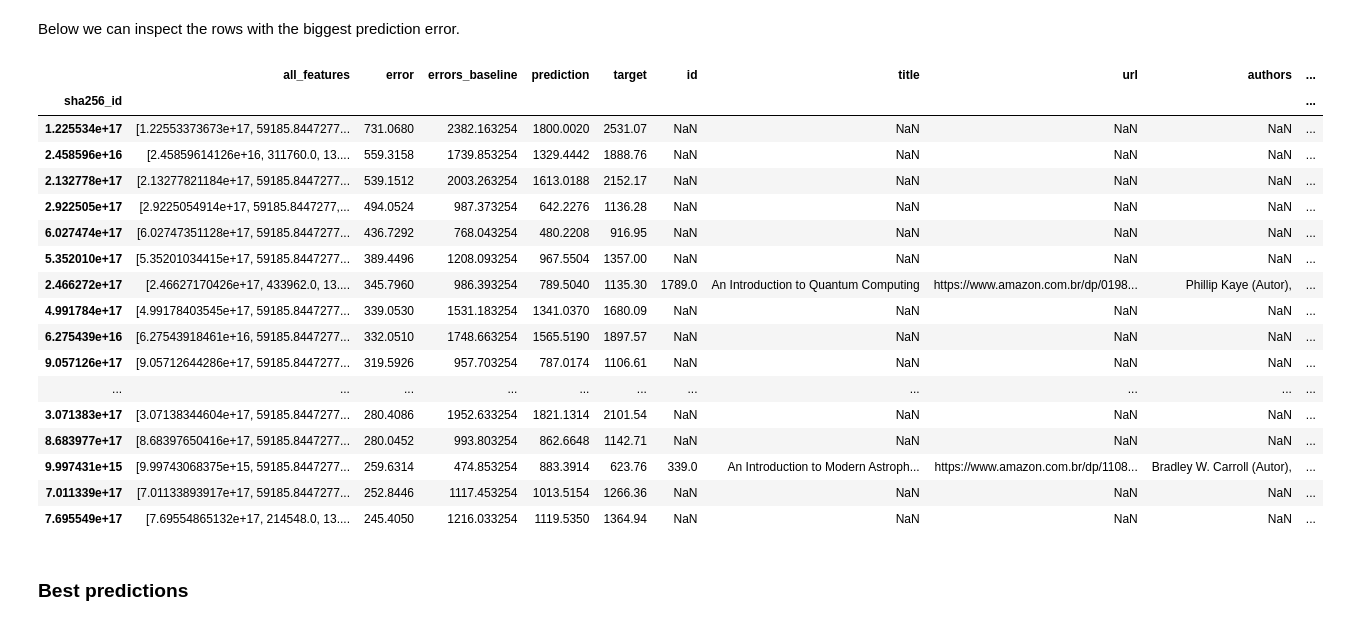
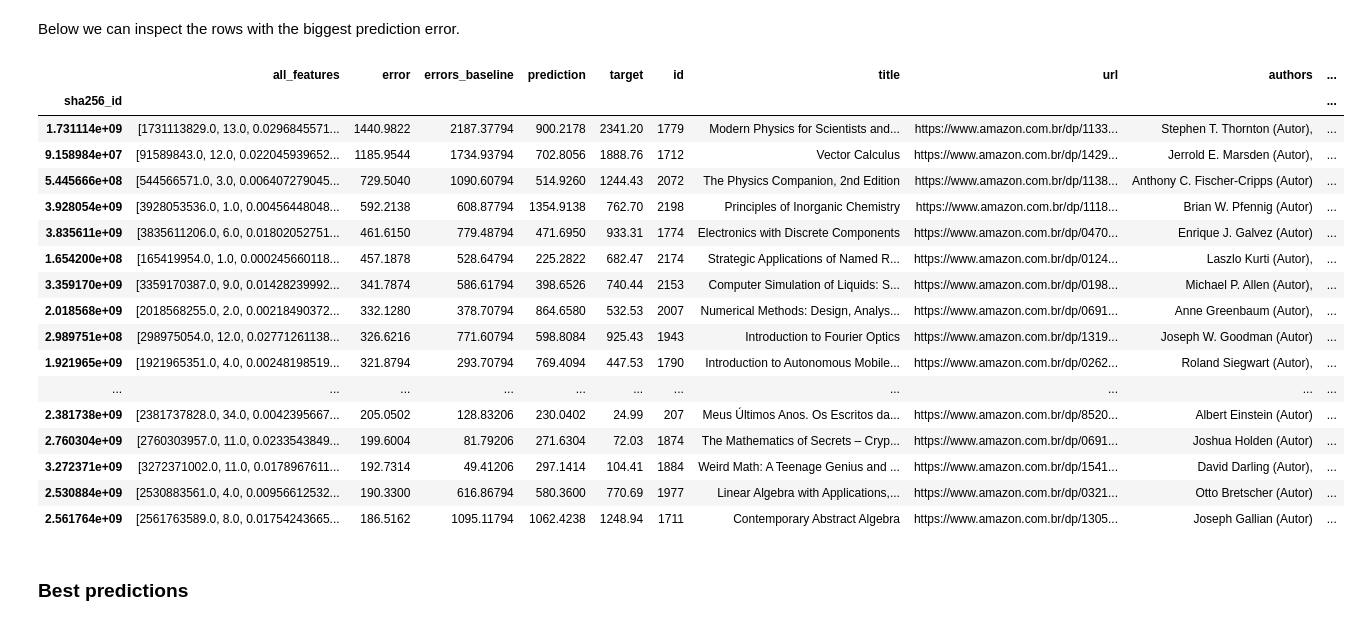
Before and after one commit to rpagliuca/amazon-copurchased-data-science, a Jupyter notebook: price_1_basic_analysis.ipynb, the cells around one changed output. Saved outputs shown, nothing was run; the diff lists cells and outputs as text; code cells hidden in the pictures.

```diff
--- a/price_1_basic_analysis.ipynb
+++ b/price_1_basic_analysis.ipynb
@@ -215,0 +212,26 @@ target = np.array(df_with_dummies['price'])
+# %%
+feature_list = list(df_with_dummies.drop(columns = ['price']))
+
+features_values = np.array(df_with_dummies.drop(columns = ['price']))
+target_value = np.array(df_with_dummies['price'])
+
+features_and_target = np.concatenate((features_values, target_value.reshape(len(target_value), 1)), axis = 1)
+
+#print features_and_target.shape
+
+# Shuffle features_and_target
+np.random.shuffle(features_and_target)
+
+limit = int(round(len(target_value) * 0.8))
+print "Test percentage", (len(target_value)-limit)/len(target_value)
+
+features = features_and_target[:limit, :-1]
+target = features_and_target[:limit, -1]
+
+test_features = features_and_target[limit:, :-1]
+test_target = features_and_target[limit: , -1]
+
+print "Train features shape", features.shape
+print "Train target shape", target.shape
+print "Test features shape", test_features.shape
+print "Test target shape", test_target.shape
@@ -257,7 +285,3 @@ Baseline std:  87.01062347962278
-# %%
-predictions = rf.predict(features)
-test_target = target
-test_features = features
 # %% [markdown]
 ####  List of most important features
 # %%
@@ -286 +312,3 @@ pd.DataFrame(importance).head(200)
+# %%
+test_predictions = rf.predict(test_features)
 # %% [markdown]
@@ -307,10 +335,11 @@ plt.show()
 Now we can compare the errors obtained by our predictions against the errors provided by the baseline (average price). Our prediction errors should be less than the baseline errors to consider the model successful.
 # %%
 # Calculate the absolute errors
-errors = abs(predictions - test_target)
+errors = abs(test_predictions - test_target)
 errors_baseline = abs(average_target - test_target)
 # Print out the mean absolute error (mae)
 print('Mean absolute prediction error: R$', round(np.mean(errors), 2))
-print('Mean absolute error using average: R$',
-      round(np.mean(errors_baseline), 2))
+print('Std prediction error: R$', round(np.std(errors), 2))
+print('Mean absolute error using average: R$', round(np.mean(errors_baseline), 2))
+print('Std prediction error using average: R$', round(np.std(errors_baseline), 2))
 # %% [output]
@@ -323,36 +354,36 @@ Below we can inspect the rows with the biggest prediction error.
 # %%
 pd.set_option('display.max_columns', None)
 data = {
     "all_features": test_features.tolist(),
     "sha256_id": test_features[:, 0],
     "target": test_target,
-    "prediction": predictions,
+    "prediction": test_predictions,
     "error": errors,
     "errors_baseline": errors_baseline
 }
 predicted_df = pd.DataFrame(data = data)
 joined_predicted_df = predicted_df
 joined_predicted_df = predicted_df.set_index("sha256_id").join(df.set_index("sha256_id"))
 joined_predicted_df.sort_values('error', ascending = False).head(20)
 # %% [output]
 |  | all_features | error | errors_baseline | prediction | target | id | title | url | authors | ... |
 | sha256_id |  |  |  |  |  |  |  |  |  | ... |
-| 1.225534e+17 | [1.22553373673e+17, 59185.8447277... | 731.0680 | 2382.163254 | 1800.0020 | 2531.07 | NaN | NaN | NaN | NaN | ... |
-| 2.458596e+16 | [2.45859614126e+16, 311760.0, 13.... | 559.3158 | 1739.853254 | 1329.4442 | 1888.76 | NaN | NaN | NaN | NaN | ... |
-| 2.132778e+17 | [2.13277821184e+17, 59185.8447277... | 539.1512 | 2003.263254 | 1613.0188 | 2152.17 | NaN | NaN | NaN | NaN | ... |
-| 2.922505e+17 | [2.9225054914e+17, 59185.8447277,... | 494.0524 | 987.373254 | 642.2276 | 1136.28 | NaN | NaN | NaN | NaN | ... |
-| 6.027474e+17 | [6.02747351128e+17, 59185.8447277... | 436.7292 | 768.043254 | 480.2208 | 916.95 | NaN | NaN | NaN | NaN | ... |
-| 5.352010e+17 | [5.35201034415e+17, 59185.8447277... | 389.4496 | 1208.093254 | 967.5504 | 1357.00 | NaN | NaN | NaN | NaN | ... |
-| 2.466272e+17 | [2.46627170426e+17, 433962.0, 13.... | 345.7960 | 986.393254 | 789.5040 | 1135.30 | 1789.0 | An Introduction to Quantum Computing | https://www.amazon.com.br/dp/0198... | Phillip Kaye (Autor), | ... |
-| 4.991784e+17 | [4.99178403545e+17, 59185.8447277... | 339.0530 | 1531.183254 | 1341.0370 | 1680.09 | NaN | NaN | NaN | NaN | ... |
-| 6.275439e+16 | [6.27543918461e+16, 59185.8447277... | 332.0510 | 1748.663254 | 1565.5190 | 1897.57 | NaN | NaN | NaN | NaN | ... |
-| 9.057126e+17 | [9.05712644286e+17, 59185.8447277... | 319.5926 | 957.703254 | 787.0174 | 1106.61 | NaN | NaN | NaN | NaN | ... |
+| 1.731114e+09 | [1731113829.0, 13.0, 0.0296845571... | 1440.9822 | 2187.37794 | 900.2178 | 2341.20 | 1779 | Modern Physics for Scientists and... | https://www.amazon.com.br/dp/1133... | Stephen T. Thornton (Autor), | ... |
+| 9.158984e+07 | [91589843.0, 12.0, 0.022045939652... | 1185.9544 | 1734.93794 | 702.8056 | 1888.76 | 1712 | Vector Calculus | https://www.amazon.com.br/dp/1429... | Jerrold E. Marsden (Autor), | ... |
+| 5.445666e+08 | [544566571.0, 3.0, 0.006407279045... | 729.5040 | 1090.60794 | 514.9260 | 1244.43 | 2072 | The Physics Companion, 2nd Edition | https://www.amazon.com.br/dp/1138... | Anthony C. Fischer-Cripps (Autor) | ... |
+| 3.928054e+09 | [3928053536.0, 1.0, 0.00456448048... | 592.2138 | 608.87794 | 1354.9138 | 762.70 | 2198 | Principles of Inorganic Chemistry | https://www.amazon.com.br/dp/1118... | Brian W. Pfennig (Autor) | ... |
+| 3.835611e+09 | [3835611206.0, 6.0, 0.01802052751... | 461.6150 | 779.48794 | 471.6950 | 933.31 | 1774 | Electronics with Discrete Components | https://www.amazon.com.br/dp/0470... | Enrique J. Galvez (Autor) | ... |
+| 1.654200e+08 | [165419954.0, 1.0, 0.000245660118... | 457.1878 | 528.64794 | 225.2822 | 682.47 | 2174 | Strategic Applications of Named R... | https://www.amazon.com.br/dp/0124... | Laszlo Kurti (Autor), | ... |
+| 3.359170e+09 | [3359170387.0, 9.0, 0.01428239992... | 341.7874 | 586.61794 | 398.6526 | 740.44 | 2153 | Computer Simulation of Liquids: S... | https://www.amazon.com.br/dp/0198... | Michael P. Allen (Autor), | ... |
+| 2.018568e+09 | [2018568255.0, 2.0, 0.00218490372... | 332.1280 | 378.70794 | 864.6580 | 532.53 | 2007 | Numerical Methods: Design, Analys... | https://www.amazon.com.br/dp/0691... | Anne Greenbaum (Autor), | ... |
+| 2.989751e+08 | [298975054.0, 12.0, 0.02771261138... | 326.6216 | 771.60794 | 598.8084 | 925.43 | 1943 | Introduction to Fourier Optics | https://www.amazon.com.br/dp/1319... | Joseph W. Goodman (Autor) | ... |
+| 1.921965e+09 | [1921965351.0, 4.0, 0.00248198519... | 321.8794 | 293.70794 | 769.4094 | 447.53 | 1790 | Introduction to Autonomous Mobile... | https://www.amazon.com.br/dp/0262... | Roland Siegwart (Autor), | ... |
 | ... | ... | ... | ... | ... | ... | ... | ... | ... | ... | ... |
-| 3.071383e+17 | [3.07138344604e+17, 59185.8447277... | 280.4086 | 1952.633254 | 1821.1314 | 2101.54 | NaN | NaN | NaN | NaN | ... |
-| 8.683977e+17 | [8.68397650416e+17, 59185.8447277... | 280.0452 | 993.803254 | 862.6648 | 1142.71 | NaN | NaN | NaN | NaN | ... |
-| 9.997431e+15 | [9.99743068375e+15, 59185.8447277... | 259.6314 | 474.853254 | 883.3914 | 623.76 | 339.0 | An Introduction to Modern Astroph... | https://www.amazon.com.br/dp/1108... | Bradley W. Carroll (Autor), | ... |
-| 7.011339e+17 | [7.01133893917e+17, 59185.8447277... | 252.8446 | 1117.453254 | 1013.5154 | 1266.36 | NaN | NaN | NaN | NaN | ... |
-| 7.695549e+17 | [7.69554865132e+17, 214548.0, 13.... | 245.4050 | 1216.033254 | 1119.5350 | 1364.94 | NaN | NaN | NaN | NaN | ... |
+| 2.381738e+09 | [2381737828.0, 34.0, 0.0042395667... | 205.0502 | 128.83206 | 230.0402 | 24.99 | 207 | Meus Últimos Anos. Os Escritos da... | https://www.amazon.com.br/dp/8520... | Albert Einstein (Autor) | ... |
+| 2.760304e+09 | [2760303957.0, 11.0, 0.0233543849... | 199.6004 | 81.79206 | 271.6304 | 72.03 | 1874 | The Mathematics of Secrets – Cryp... | https://www.amazon.com.br/dp/0691... | Joshua Holden (Autor) | ... |
+| 3.272371e+09 | [3272371002.0, 11.0, 0.0178967611... | 192.7314 | 49.41206 | 297.1414 | 104.41 | 1884 | Weird Math: A Teenage Genius and ... | https://www.amazon.com.br/dp/1541... | David Darling (Autor), | ... |
+| 2.530884e+09 | [2530883561.0, 4.0, 0.00956612532... | 190.3300 | 616.86794 | 580.3600 | 770.69 | 1977 | Linear Algebra with Applications,... | https://www.amazon.com.br/dp/0321... | Otto Bretscher (Autor) | ... |
+| 2.561764e+09 | [2561763589.0, 8.0, 0.01754243665... | 186.5162 | 1095.11794 | 1062.4238 | 1248.94 | 1711 | Contemporary Abstract Algebra | https://www.amazon.com.br/dp/1305... | Joseph Gallian (Autor) | ... |
 # %% [markdown]
 ### Best predictions
 # %%
```
Also changed, not shown: parts of 15 cells of this notebook.
